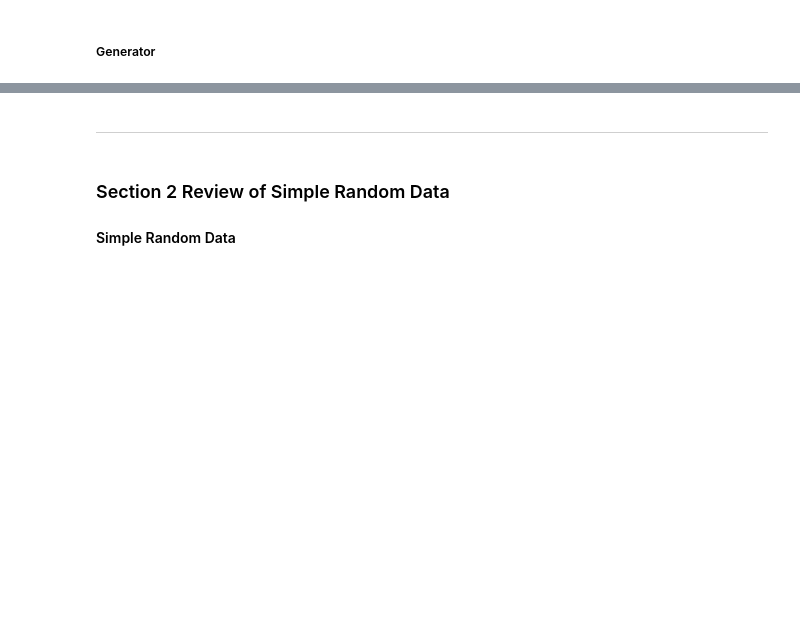
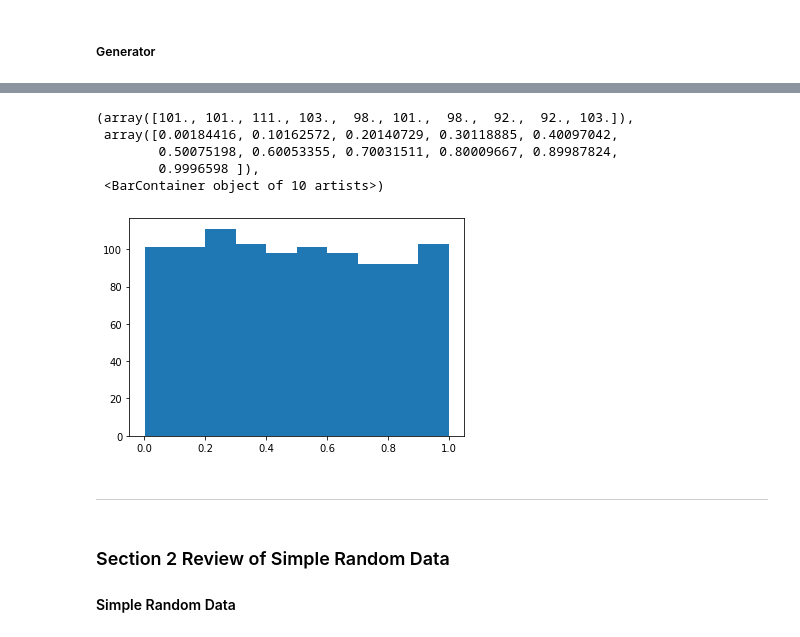
Before and after one commit to jonkavana/PODA-Project-2020, a Jupyter notebook: PODA Numpy.Random .ipynb, the cells around one changed output, grey strips where cells are left out. Drawn from its saved outputs; the diff is of its cells as text; code cells hidden in the pictures; blank space fills up the shorter version.

```diff
--- a/PODA Numpy.Random .ipynb
+++ b/PODA Numpy.Random .ipynb
@@ -128,0 +141,13 @@ np.random.default_rng()
+# %%
+Scatter_Numbers = np.empty(1000)
+for i in range(1000):
+    Scatter_Numbers[i] = np.random.random()
+# %%
+plt.hist(Scatter_Numbers)
+# %% [output]
+(array([101., 101., 111., 103.,  98., 101.,  98.,  92.,  92., 103.]),
+ array([0.00184416, 0.10162572, 0.20140729, 0.30118885, 0.40097042,
+        0.50075198, 0.60053355, 0.70031511, 0.80009667, 0.89987824,
+        0.9996598 ]),
+ <BarContainer object of 10 artists>)
+[figure, added]
```
Also changed, not shown: parts of 60 cells of this notebook.
